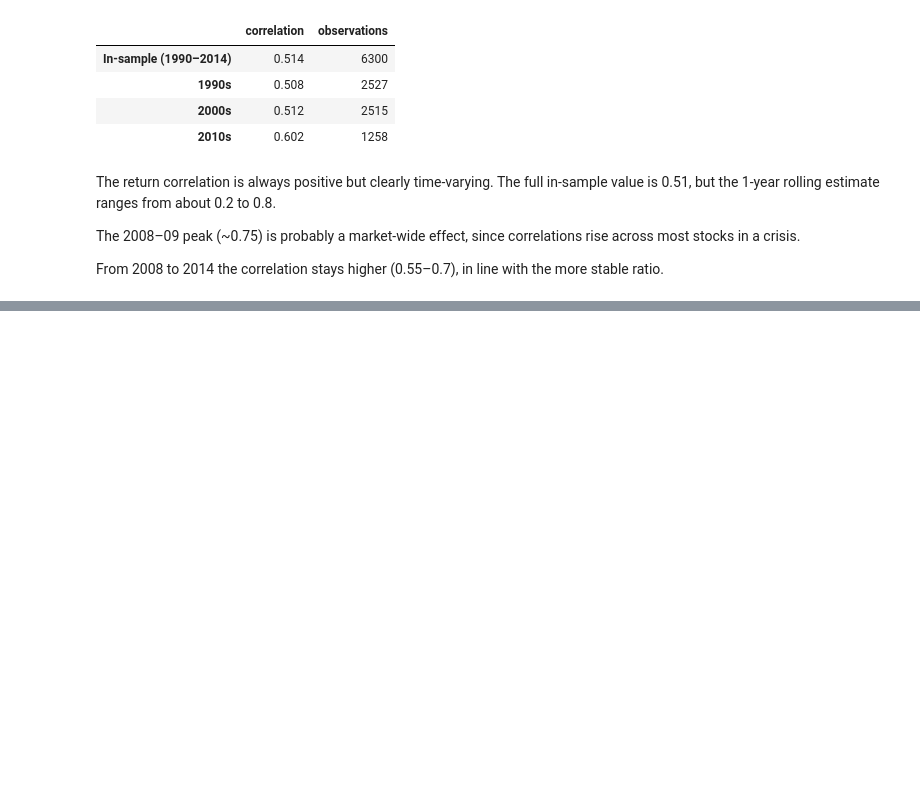
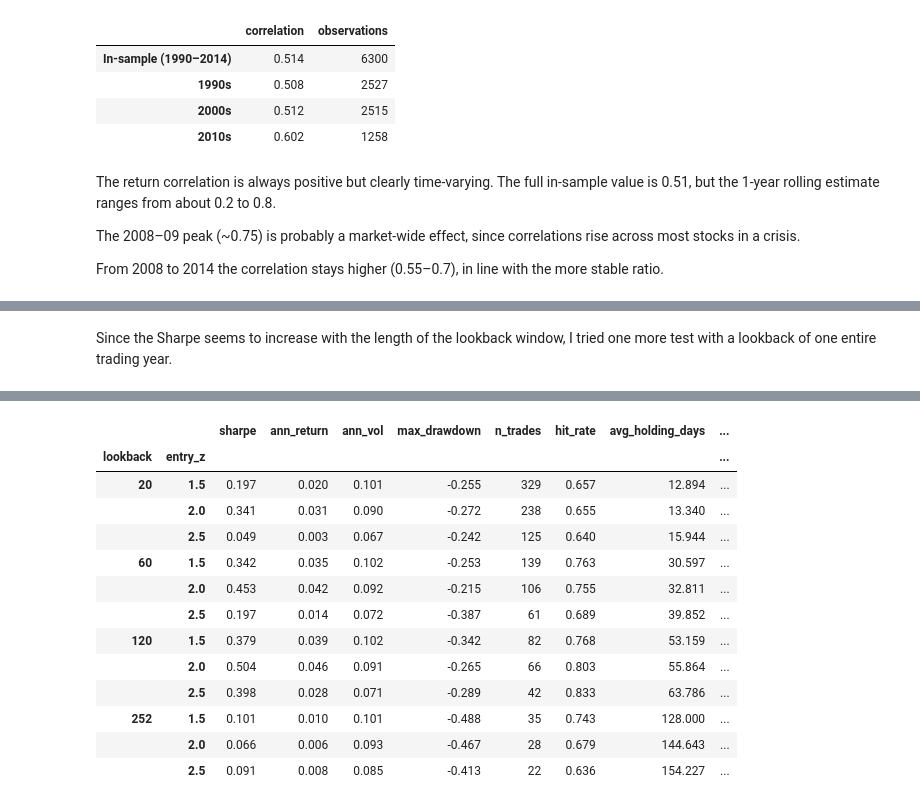
Before and after one commit to loridelotto/hackathon-bsq, a Jupyter notebook: notebook.ipynb, the cells around one changed output, grey strips where cells are left out. Drawn from its saved outputs; the diff is of its cells as text; code cells hidden in the pictures; blank space fills up the shorter version.

Commit message:
feat: phase 2 in-sample analysis, grid and out-of-sample evaluation

```diff
--- a/notebook.ipynb
+++ b/notebook.ipynb
@@ -222,0 +330,18 @@ From 2008 to 2014 the correlation stays higher (0.55–0.7), in line with the mo
+# %%
+hedge = fit_hedge_ratio(prices_is, y="KO", x="PEP", as_of=IS_END)
+spread_is = compute_spread(prices_is, hedge, y="KO", x="PEP")
+
+assert hedge.fit_end <= IS_END, "Hedge ratio must be estimated on in-sample data only"
+assert hedge.n_obs == len(prices_is), "Fit must use every in-sample observation"
+assert abs(spread_is.mean() - hedge.alpha) < 1e-8, "With an intercept, the mean spread must equal alpha"
+
+logger.info("Hedge ratio fitted on %s → %s: beta = %.4f", hedge.fit_start, hedge.fit_end, hedge.beta)
+
+pd.DataFrame(
+    {
+        "alpha": [round(hedge.alpha, 4)],
+        "beta (hedge ratio)": [round(hedge.beta, 4)],
+        "observations": [hedge.n_obs],
+        "fit period": [f"{hedge.fit_start} → {hedge.fit_end}"],
+    }
+)
@@ -222,0 +963,25 @@ From 2008 to 2014 the correlation stays higher (0.55–0.7), in line with the mo
+# %% [markdown]
+Since the Sharpe seems to increase with the length of the lookback window, I tried one more test with a lookback of one entire trading year.
+# %%
+EXTRA_LOOKBACK = 252  # added after seeing the grid: performance rose with the lookback, and the half-life is ~387 days
+
+z_252 = rolling_zscore(spread_is, EXTRA_LOOKBACK)
+extra_rows = []
+for entry in GRID_ENTRY:
+    positions = generate_positions(z_252, entry, BASE_EXIT)
+    bt = backtest(prices_is, hedge, "KO", "PEP", positions, BASE_COST)
+    metrics = performance_summary(bt, BASE_COST)
+    log_trial(registry, "in-sample", EXTRA_LOOKBACK, entry, BASE_EXIT, BASE_COST,
+              "grid extension (post hoc)", hedge.beta, metrics)
+    extra_rows.append({"lookback": EXTRA_LOOKBACK, "entry_z": entry, **metrics})
+
+grid_extended = pd.concat([grid, pd.DataFrame(extra_rows)], ignore_index=True)
+
+n_rule_trials = registry.execute(
+    "SELECT COUNT(*) FROM trials WHERE period = 'in-sample' AND cost_bps = ?", (BASE_COST,)
+).fetchone()[0]
+assert n_rule_trials == 12, "Expected 9 planned + 3 post-hoc in-sample configurations"
+logger.info("In-sample rule configurations tried: %d (9 planned + 3 post hoc)", n_rule_trials)
+
+grid_extended.set_index(["lookback", "entry_z"]).round(3)
+# %% [output]
@@ -222,0 +992,14 @@ From 2008 to 2014 the correlation stays higher (0.55–0.7), in line with the mo
+|  |  | sharpe | ann_return | ann_vol | max_drawdown | n_trades | hit_rate | avg_holding_days | ... |
+| lookback | entry_z |  |  |  |  |  |  |  | ... |
+| 20 | 1.5 | 0.197 | 0.020 | 0.101 | -0.255 | 329 | 0.657 | 12.894 | ... |
+|  | 2.0 | 0.341 | 0.031 | 0.090 | -0.272 | 238 | 0.655 | 13.340 | ... |
+|  | 2.5 | 0.049 | 0.003 | 0.067 | -0.242 | 125 | 0.640 | 15.944 | ... |
+| 60 | 1.5 | 0.342 | 0.035 | 0.102 | -0.253 | 139 | 0.763 | 30.597 | ... |
+|  | 2.0 | 0.453 | 0.042 | 0.092 | -0.215 | 106 | 0.755 | 32.811 | ... |
+|  | 2.5 | 0.197 | 0.014 | 0.072 | -0.387 | 61 | 0.689 | 39.852 | ... |
+| 120 | 1.5 | 0.379 | 0.039 | 0.102 | -0.342 | 82 | 0.768 | 53.159 | ... |
+|  | 2.0 | 0.504 | 0.046 | 0.091 | -0.265 | 66 | 0.803 | 55.864 | ... |
+|  | 2.5 | 0.398 | 0.028 | 0.071 | -0.289 | 42 | 0.833 | 63.786 | ... |
+| 252 | 1.5 | 0.101 | 0.010 | 0.101 | -0.488 | 35 | 0.743 | 128.000 | ... |
+|  | 2.0 | 0.066 | 0.006 | 0.093 | -0.467 | 28 | 0.679 | 144.643 | ... |
+|  | 2.5 | 0.091 | 0.008 | 0.085 | -0.413 | 22 | 0.636 | 154.227 | ... |
```
Also changed, not shown: parts of 25 cells of this notebook, 1 other file.
